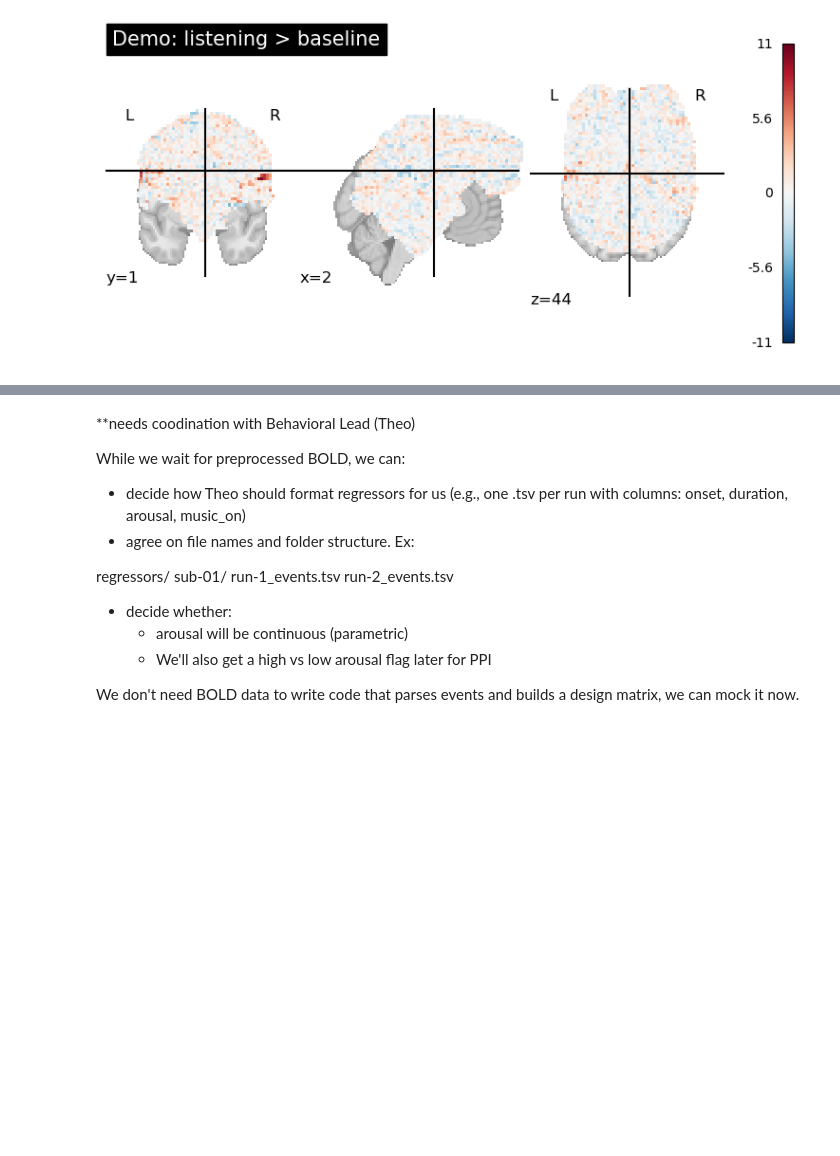
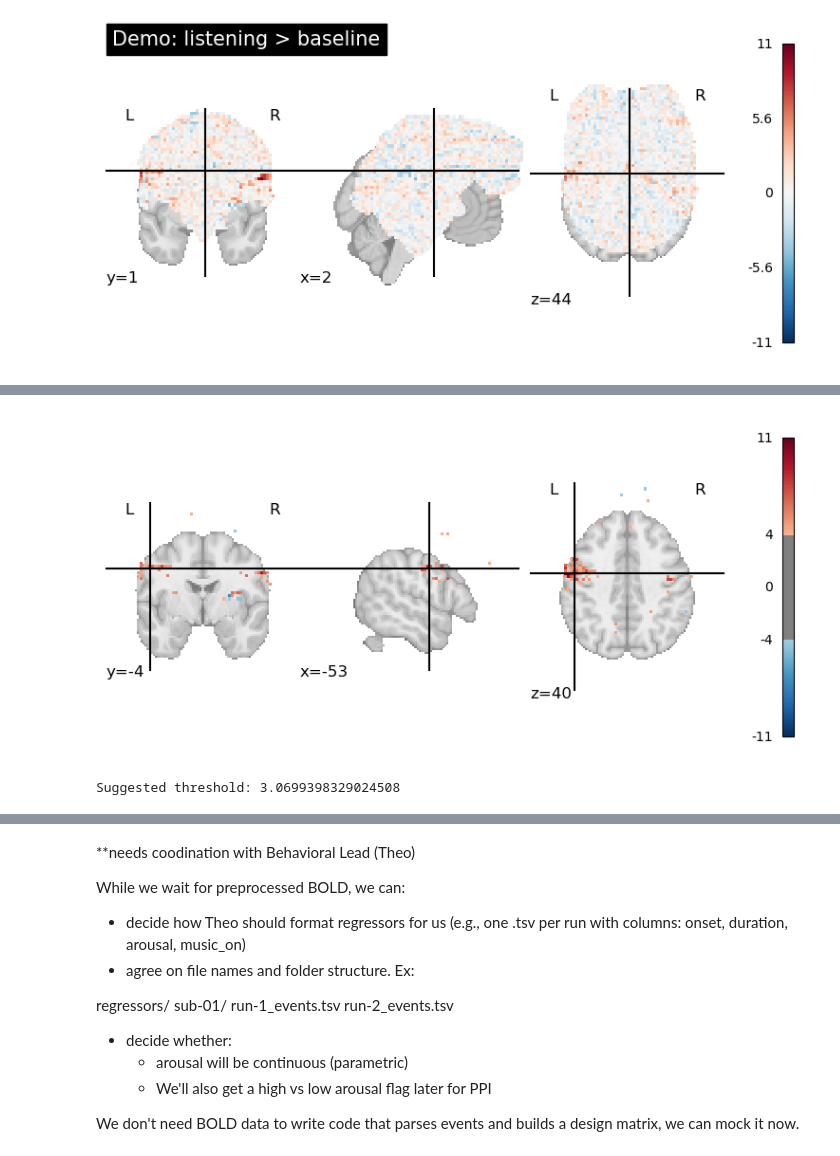
Before and after one commit to ceciliasyk/cogs-108-neural-cadence-, a Jupyter notebook: Nilearn Demo.Psuedo Code.ipynb, the cells around one changed output, grey strips where cells are left out. Drawn from its saved outputs; the diff is of its cells as text; code cells hidden in the pictures; blank space fills up the shorter version.

```diff
--- a/Nilearn Demo.Psuedo Code.ipynb
+++ b/Nilearn Demo.Psuedo Code.ipynb
@@ -45,0 +63,16 @@ Design matrix columns: Index(['listening', 'drift_1', 'drift_2', 'drift_3', 'dri
+# %%
+plot_stat_map(
+    z_map,
+    threshold=4.0,    # stronger threshold
+    display_mode='ortho'
+)
+show()
+# %% [output]
+[figure, added]
+# %%
+from nilearn.glm import threshold_stats_img
+
+_, threshold = threshold_stats_img(z_map, alpha=0.05, height_control='fdr')
+print("Suggested threshold:", threshold)
+# %% [output]
+Suggested threshold: 3.0699398329024508
```
Also changed, not shown: parts of 3 cells of this notebook.
